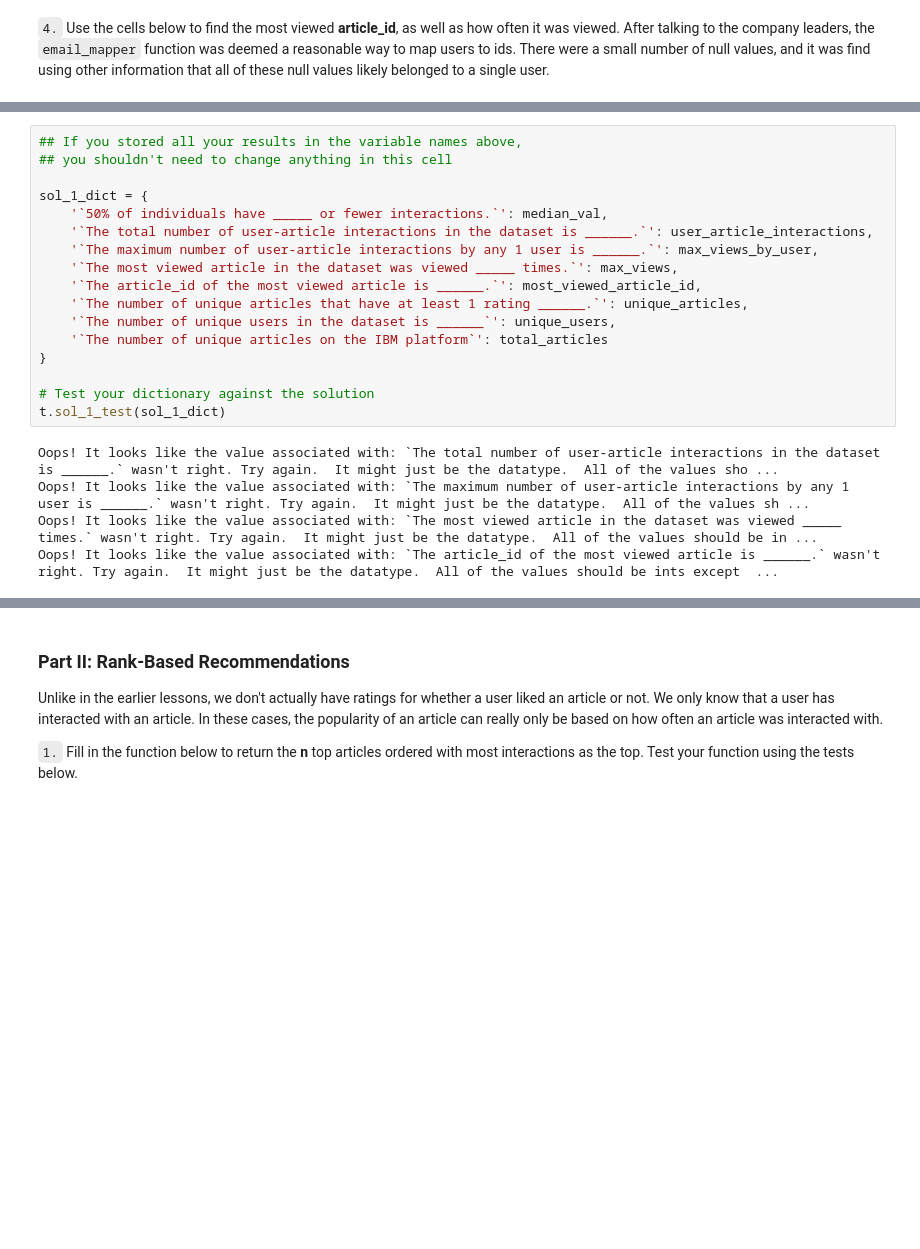
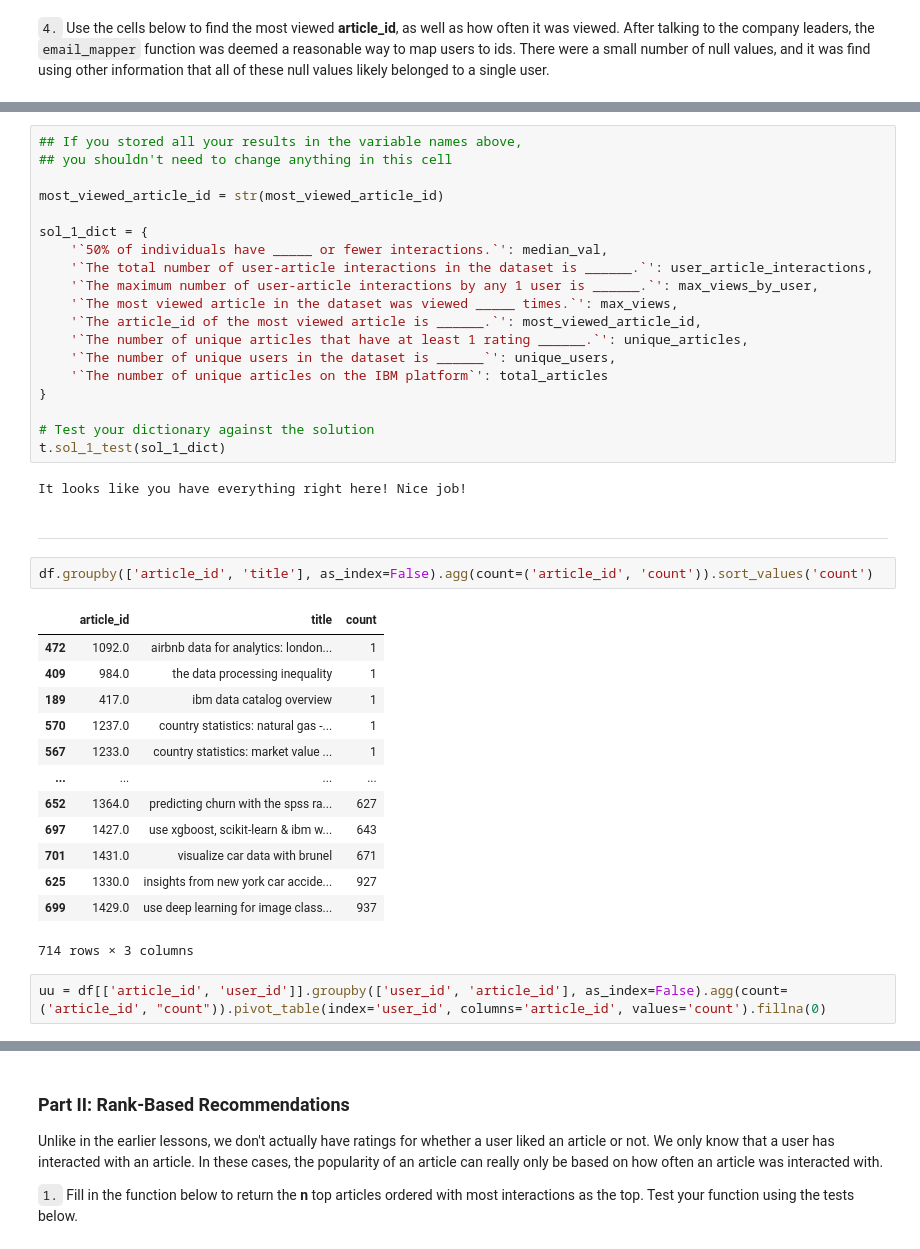
Before and after one commit to IsmaelMiranda11/recommendations, a Jupyter notebook: Recommendations_with_IBM.ipynb, the cells around one changed output, grey strips where cells are left out. Drawn from its saved outputs; the diff is of its cells as text; blank space fills up the shorter version.

```diff
--- a/Recommendations_with_IBM.ipynb
+++ b/Recommendations_with_IBM.ipynb
@@ -372,6 +258,8 @@ df_new.head()
 # %%
 ## If you stored all your results in the variable names above,
 ## you shouldn't need to change anything in this cell
+
+most_viewed_article_id = str(most_viewed_article_id)
 
 sol_1_dict = {
     '`50% of individuals have _____ or fewer interactions.`': median_val,
@@ -387,7 +275,24 @@ sol_1_dict = {
 # Test your dictionary against the solution
 t.sol_1_test(sol_1_dict)
 # %% [output]
-Oops! It looks like the value associated with: `The total number of user-article interactions in the dataset is ______.` wasn't right. Try again.  It might just be the datatype.  All of the values sho ...
-Oops! It looks like the value associated with: `The maximum number of user-article interactions by any 1 user is ______.` wasn't right. Try again.  It might just be the datatype.  All of the values sh ...
-Oops! It looks like the value associated with: `The most viewed article in the dataset was viewed _____ times.` wasn't right. Try again.  It might just be the datatype.  All of the values should be in ...
-Oops! It looks like the value associated with: `The article_id of the most viewed article is ______.` wasn't right. Try again.  It might just be the datatype.  All of the values should be ints except  ...
+It looks like you have everything right here! Nice job!
+# %% [markdown]
+---
+# %%
+df.groupby(['article_id', 'title'], as_index=False).agg(count=('article_id', 'count')).sort_values('count')
+# %% [output]
+|  | article_id | title | count |
+| 472 | 1092.0 | airbnb data for analytics: london... | 1 |
+| 409 | 984.0 | the data processing inequality | 1 |
+| 189 | 417.0 | ibm data catalog overview | 1 |
+| 570 | 1237.0 | country statistics: natural gas -... | 1 |
+| 567 | 1233.0 | country statistics: market value ... | 1 |
+| ... | ... | ... | ... |
+| 652 | 1364.0 | predicting churn with the spss ra... | 627 |
+| 697 | 1427.0 | use xgboost, scikit-learn & ibm w... | 643 |
+| 701 | 1431.0 | visualize car data with brunel | 671 |
+| 625 | 1330.0 | insights from new york car accide... | 927 |
+| 699 | 1429.0 | use deep learning for image class... | 937 |
+714 rows × 3 columns
+# %%
+uu = df[['article_id', 'user_id']].groupby(['user_id', 'article_id'], as_index=False).agg(count=('article_id', "count")).pivot_table(index='user_id', columns='article_id', values='count').fillna(0)
```
Also changed, not shown: parts of 28 cells of this notebook.
